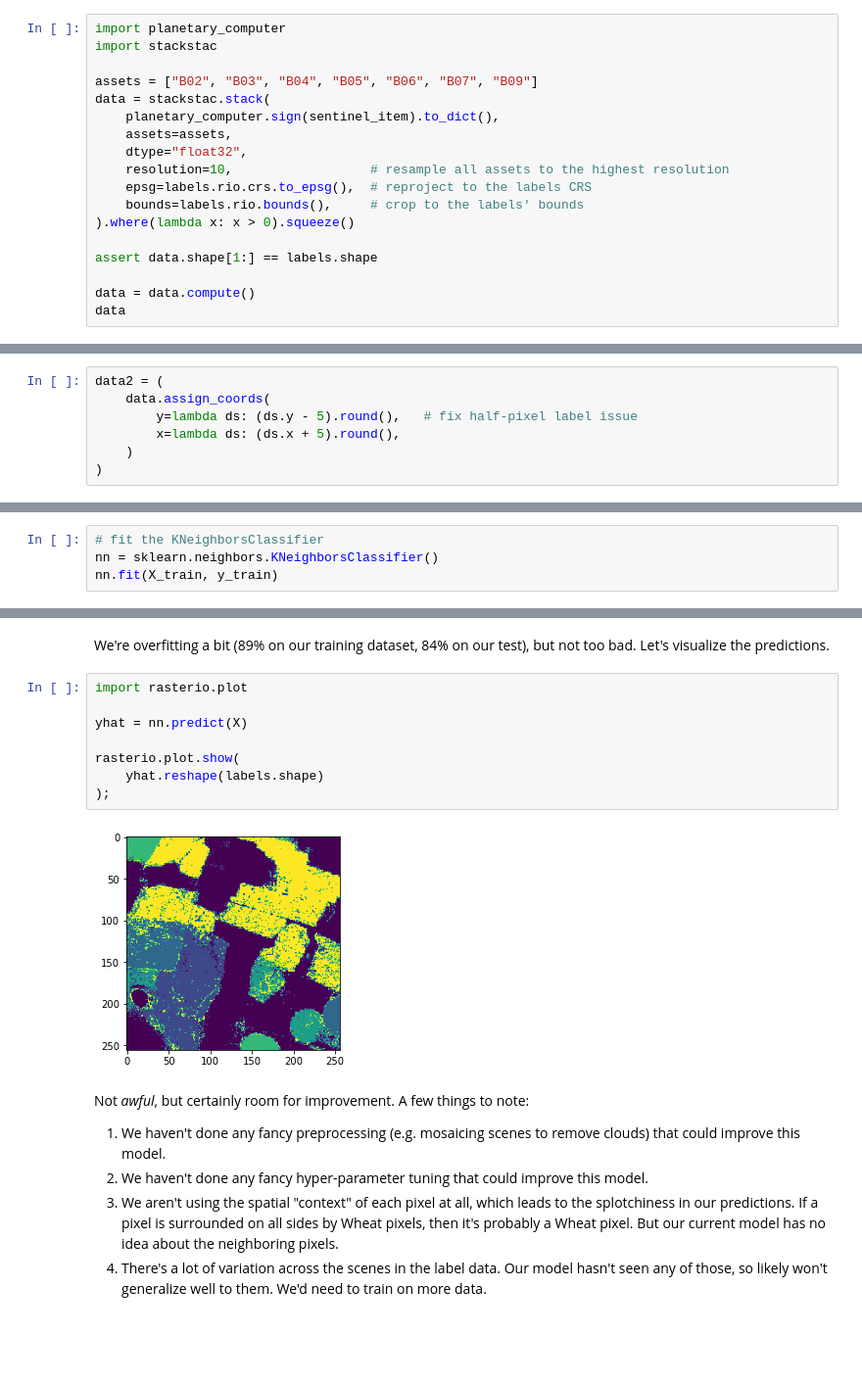
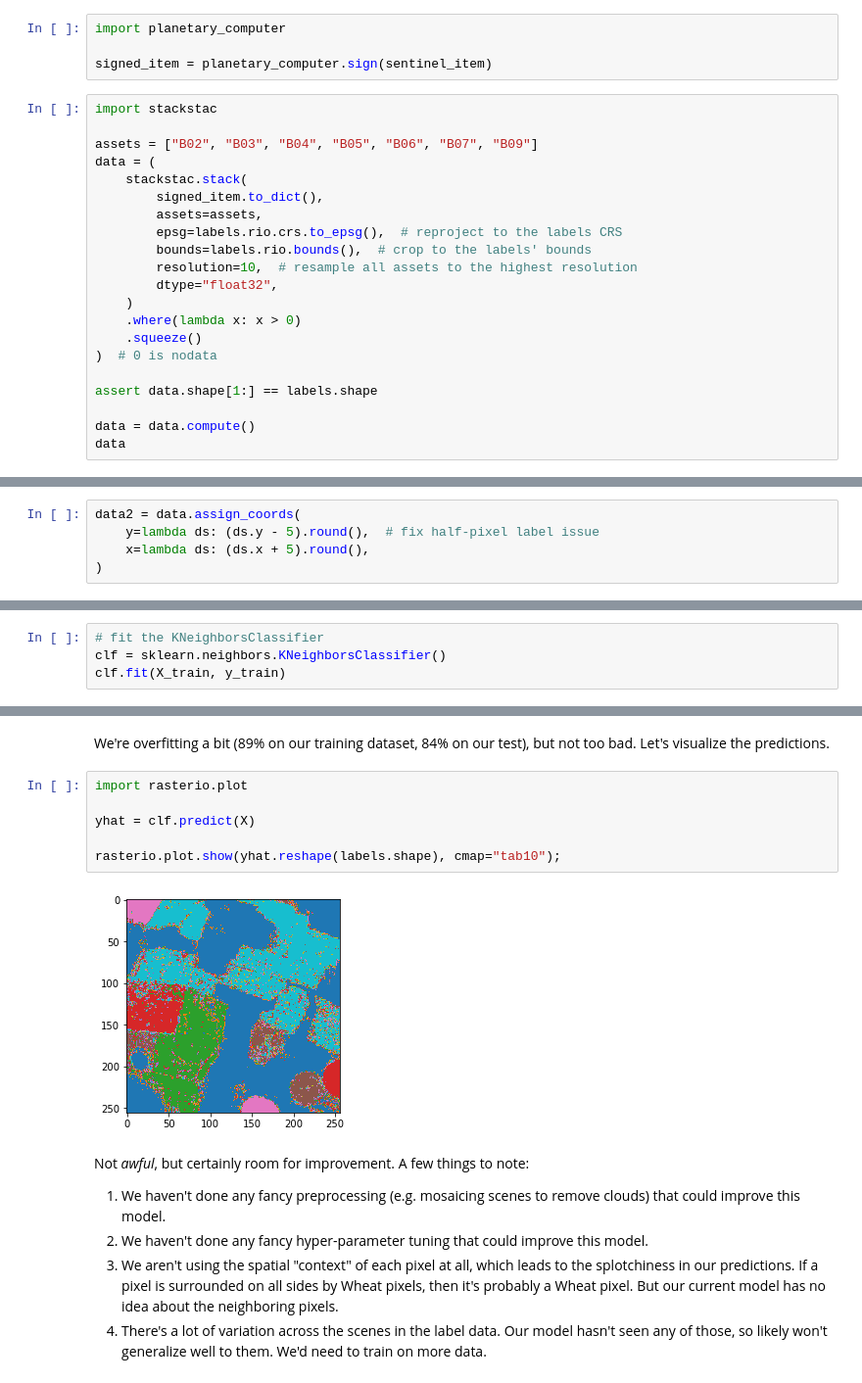
Before and after one commit to TomAugspurger/esip-summer-2021-geospatial-ml, a Jupyter notebook: crop-landcover-explore.ipynb, the cells around one changed output, grey strips where cells are left out. Shown: that part at 98% size. Saved outputs shown, nothing was run; the diff lists cells and outputs as text; blank space fills up the shorter version.

```diff
--- a/crop-landcover-explore.ipynb
+++ b/crop-landcover-explore.ipynb
@@ -170,19 +182,26 @@ print("Sentinel CRS:", ProjectionExtension.ext(sentinel_item).epsg)
 Sentinel CRS: 32734
 # %% [markdown]
 We'll try to do everything in the coordinates of the labels. As we load the training data into a DataArray, we'll reproject it to the labels' CRS. We'll also trim it down to just the bit we need, covering the labels scene, to avoid using too much memory. `stackstac` handles all of this for us.
+# %%
+import planetary_computer
+
+signed_item = planetary_computer.sign(sentinel_item)
 # %%
-import planetary_computer
 import stackstac
 
 assets = ["B02", "B03", "B04", "B05", "B06", "B07", "B09"]
-data = stackstac.stack(
-    planetary_computer.sign(sentinel_item).to_dict(),
-    assets=assets,
-    dtype="float32",
-    resolution=10,                  # resample all assets to the highest resolution
-    epsg=labels.rio.crs.to_epsg(),  # reproject to the labels CRS
-    bounds=labels.rio.bounds(),     # crop to the labels' bounds
-).where(lambda x: x > 0).squeeze()
+data = (
+    stackstac.stack(
+        signed_item.to_dict(),
+        assets=assets,
+        epsg=labels.rio.crs.to_epsg(),  # reproject to the labels CRS
+        bounds=labels.rio.bounds(),  # crop to the labels' bounds
+        resolution=10,  # resample all assets to the highest resolution
+        dtype="float32",
+    )
+    .where(lambda x: x > 0)
+    .squeeze()
+)  # 0 is nodata
 
 assert data.shape[1:] == labels.shape
 
@@ -239,11 +258,9 @@ Coordinates: (12/37)
 # %% [markdown]
 They're off by half a pixel (5 units in coordinate space). This probably just comes from one dataset labeling the center of the pixel and the other labeling the top-left corner. It'd be good to verify that. In the meantime, let's just update the labels on `data`
 # %%
-data2 = (
-    data.assign_coords(
-        y=lambda ds: (ds.y - 5).round(),   # fix half-pixel label issue
-        x=lambda ds: (ds.x + 5).round(),
-    )
+data2 = data.assign_coords(
+    y=lambda ds: (ds.y - 5).round(),  # fix half-pixel label issue
+    x=lambda ds: (ds.x + 5).round(),
 )
 # %% [markdown]
 Now we should be all set.
@@ -294,8 +311,8 @@ Use scikit-learn to split the data into a training and test dataset.
 X_train, X_test, y_train, y_test = sklearn.model_selection.train_test_split(X, y)
 # %%
 # fit the KNeighborsClassifier
-nn = sklearn.neighbors.KNeighborsClassifier()
-nn.fit(X_train, y_train)
+clf = sklearn.neighbors.KNeighborsClassifier()
+clf.fit(X_train, y_train)
 # %% [output]
 KNeighborsClassifier()
 # %%
@@ -313,13 +330,11 @@ We're overfitting a bit (89% on our training dataset, 84% on our test), but not
 # %%
 import rasterio.plot
 
-yhat = nn.predict(X)
+yhat = clf.predict(X)
 
-rasterio.plot.show(
-    yhat.reshape(labels.shape)
-);
+rasterio.plot.show(yhat.reshape(labels.shape), cmap="tab10");
 # %% [output]
-[figure, old version]
+[figure, new version]
 # %% [markdown]
 Not *awful*, but certainly room for improvement. A few things to note:
 
```
Also changed, not shown: parts of 19 cells of this notebook, 3 other files.
